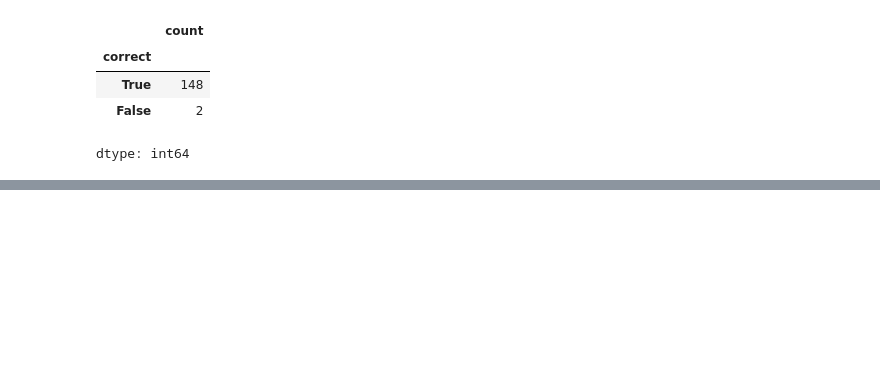
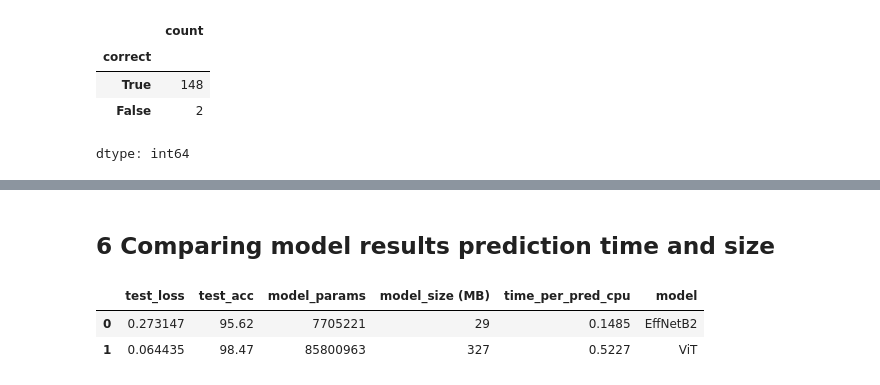
Before and after one commit to dileep9968/pytorch, a Jupyter notebook: 09_pytorch_model_deployment.ipynb, the cells around one changed output, grey strips where cells are left out. Drawn from its saved outputs; the diff is of its cells as text; code cells hidden in the pictures; blank space fills up the shorter version.

```diff
--- a/09_pytorch_model_deployment.ipynb
+++ b/09_pytorch_model_deployment.ipynb
@@ -514,0 +520,17 @@ ViT avergage time per prediction: 0.4307
+# %% [markdown]
+## 6 Comparing model results prediction time and size
+# %%
+# turn stat dictionaries into dataframe
+df = pd.DataFrame(data = [effnetb2_stats, vit_stats])
+
+# Add column for model names
+df['model']=['EffNetB2', 'ViT']
+
+# Convert acc to percentage
+
+df['test_acc']=round(df.test_acc*100,2)
+df
+# %% [output]
+|  | test_loss | test_acc | model_params | model_size (MB) | time_per_pred_cpu | model |
+| 0 | 0.273147 | 95.62 | 7705221 | 29 | 0.1485 | EffNetB2 |
+| 1 | 0.064435 | 98.47 | 85800963 | 327 | 0.5227 | ViT |
```
Also changed, not shown: parts of 23 cells of this notebook.
